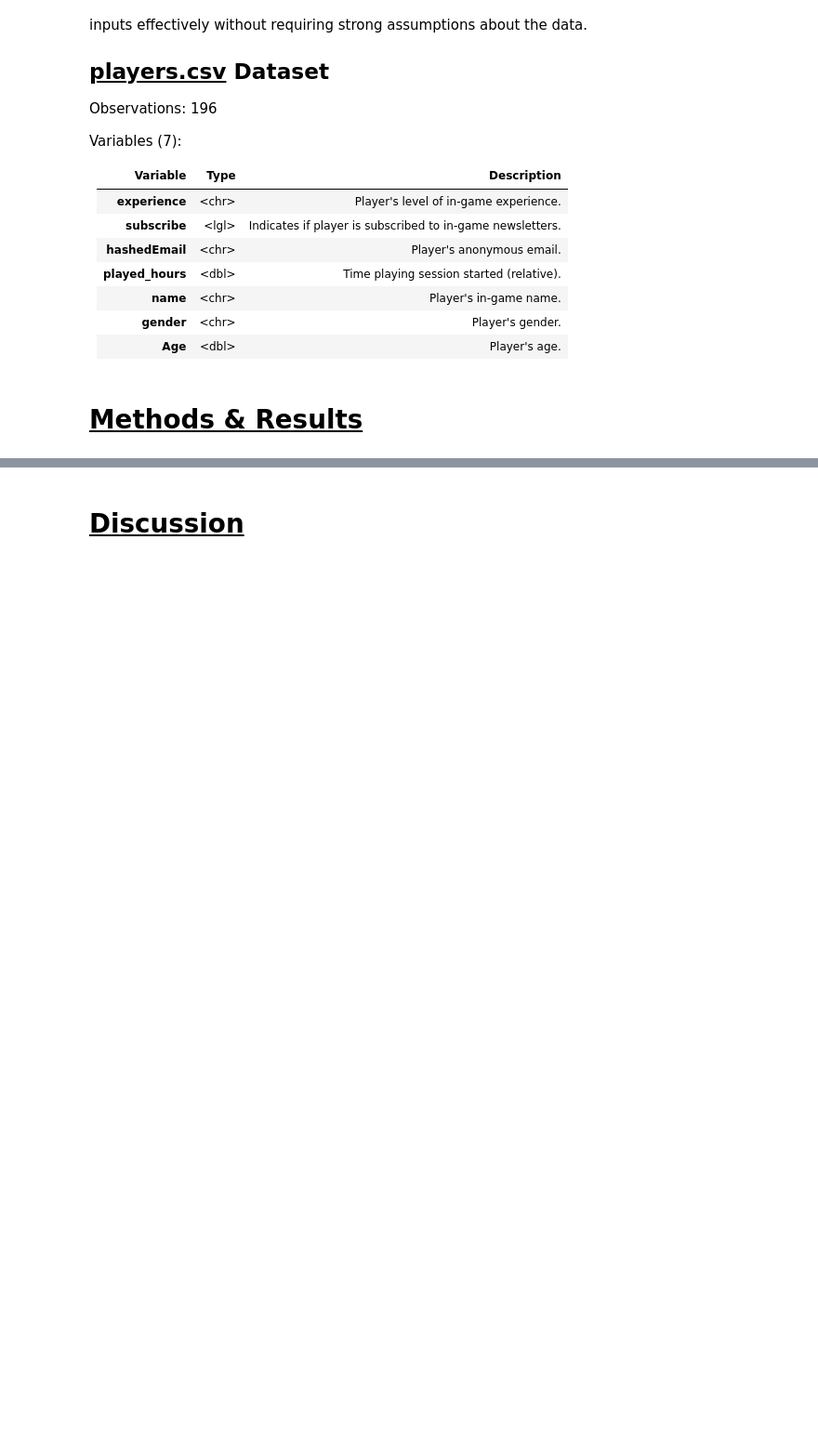
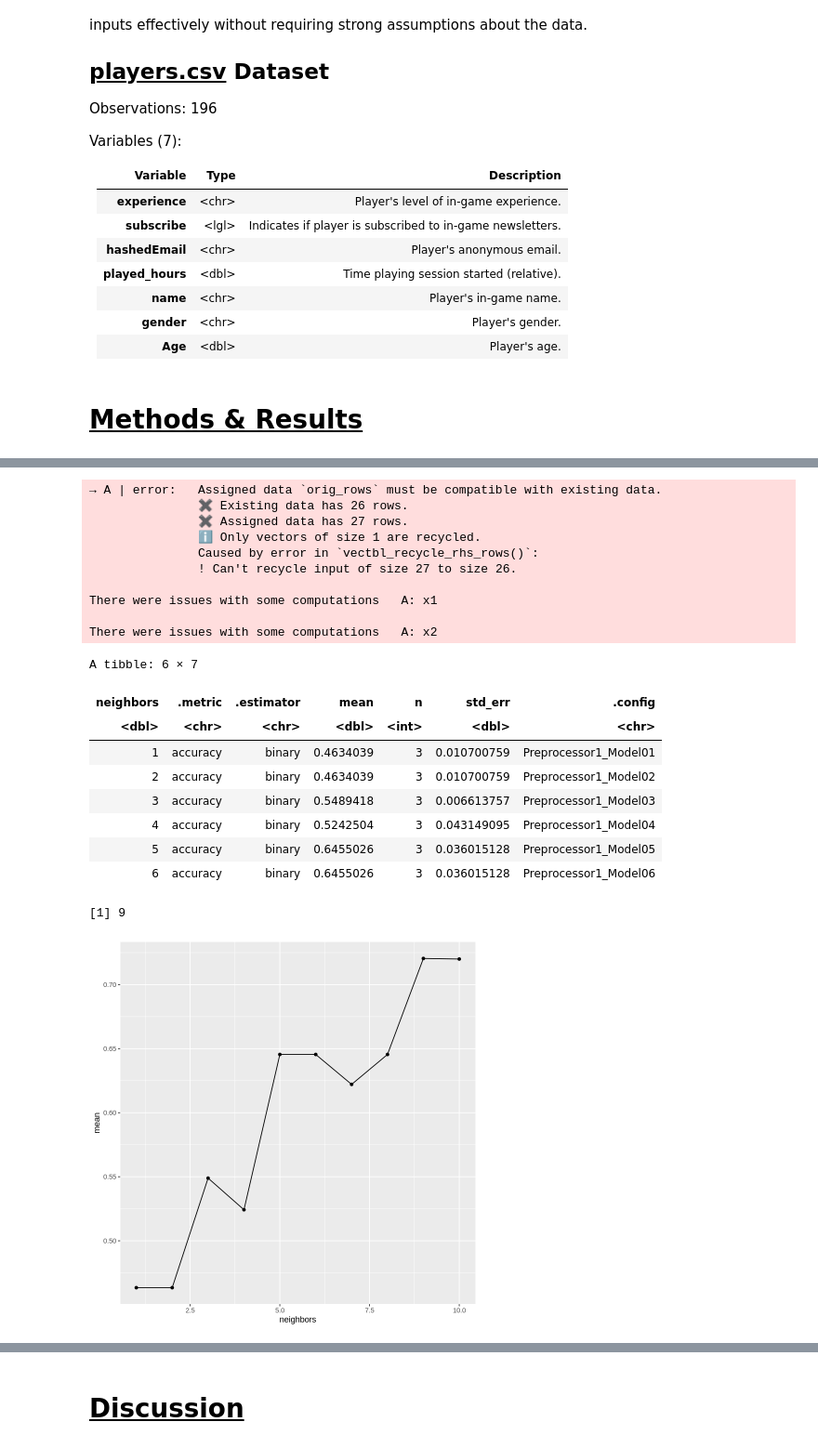
Before and after one commit to Alonso181006/dsci-100-2024w2-group-005-30, a Jupyter notebook: Project.ipynb, the cells around one changed output, grey strips where cells are left out. Shown at 93% size. Saved outputs shown, nothing was run; the diff lists cells and outputs as text; code cells hidden in the pictures; blank space fills up the shorter version.

```diff
--- a/Project.ipynb
+++ b/Project.ipynb
@@ -151,38 +110,65 @@ players_plot_no_outliers
 # %%
-set.seed(2)
-# players_data_ranks <- players_data_low_hours
-players_split <- initial_split(players_data_ranks, prop = 0.75, strata = played_hours)
+set.seed(4)
+players_split <- initial_split(players_data_ranks, prop = 0.7, strata = subscribe)
 players_train <- training(players_split)
 players_test <- testing(players_split)
 
-players_recipe <- recipe(played_hours ~ number_sessions, data = players_train) |>
+players_recipe <- recipe(subscribe ~ played_hours + age, data = players_train) |>
     step_scale(all_predictors()) |>
     step_center(all_predictors())
 
-players_spec <- linear_reg() |>
-    set_engine("lm") |>
-    set_mode("regression")
+players_spec <- nearest_neighbor(weight_func = "rectangular", neighbor = tune()) |>
+    set_engine("kknn") |>
+    set_mode("classification")
 
-# players_vfold <- vfold_cv(players_train, v = 5, strata = played_hours)
+players_vfold <- vfold_cv(players_train, v = 5, strata = subscribe)
 
-# gridvals <- tibble(neighbors = seq(from = 1, to = 100, by = 1))
+gridvals <- tibble(neighbors = seq(from = 1, to = 10, by = 1))
 
-# players_wkflw <- workflow() |>
-#     add_recipe(players_recipe) |>
-#     add_model(players_spec)
+players_wkflw <- workflow() |>
+    add_recipe(players_recipe) |>
+    add_model(players_spec) |>
+    tune_grid(resamples = players_vfold, grid = gridvals) |>
+    collect_metrics()
 
-# players_results <- players_wkflw |>
-#     fit(players_train) |>
-#     collect_metrics() |>
-#     filter(.metric == "rmse") |>
-#     arrange(desc(mean))
+players_results <- players_wkflw |>
+    filter(.metric == "accuracy")
 
-# tail(players_results)
+head(players_results)
 
-# players_plot <- players_results |>
-#     ggplot(aes(x = neighbors, y = mean)) +
-#     geom_point() +
-#     geom_line()
+best_k = players_results |>
+    arrange(desc(mean)) |>
+    head(1) |>
+    pull(neighbors)
 
-# players_plot
+best_k
+
+players_plot <- players_results |>
+    ggplot(aes(x = neighbors, y = mean)) +
+    geom_point() +
+    geom_line()
+
+players_plot
+# %% [output]
+→ A | error:   Assigned data `orig_rows` must be compatible with existing data.
+               ✖ Existing data has 26 rows.
+               ✖ Assigned data has 27 rows.
+               ℹ Only vectors of size 1 are recycled.
+               Caused by error in `vectbl_recycle_rhs_rows()`:
+               ! Can't recycle input of size 27 to size 26.
+
+There were issues with some computations   A: x1
+
+There were issues with some computations   A: x2
+A tibble: 6 × 7
+| neighbors | .metric | .estimator | mean | n | std_err | .config |
+| <dbl> | <chr> | <chr> | <dbl> | <int> | <dbl> | <chr> |
+| 1 | accuracy | binary | 0.4634039 | 3 | 0.010700759 | Preprocessor1_Model01 |
+| 2 | accuracy | binary | 0.4634039 | 3 | 0.010700759 | Preprocessor1_Model02 |
+| 3 | accuracy | binary | 0.5489418 | 3 | 0.006613757 | Preprocessor1_Model03 |
+| 4 | accuracy | binary | 0.5242504 | 3 | 0.043149095 | Preprocessor1_Model04 |
+| 5 | accuracy | binary | 0.6455026 | 3 | 0.036015128 | Preprocessor1_Model05 |
+| 6 | accuracy | binary | 0.6455026 | 3 | 0.036015128 | Preprocessor1_Model06 |
+[1] 9
+[figure, added]
 # %%
```
Also changed, not shown: parts of 3 cells of this notebook.
